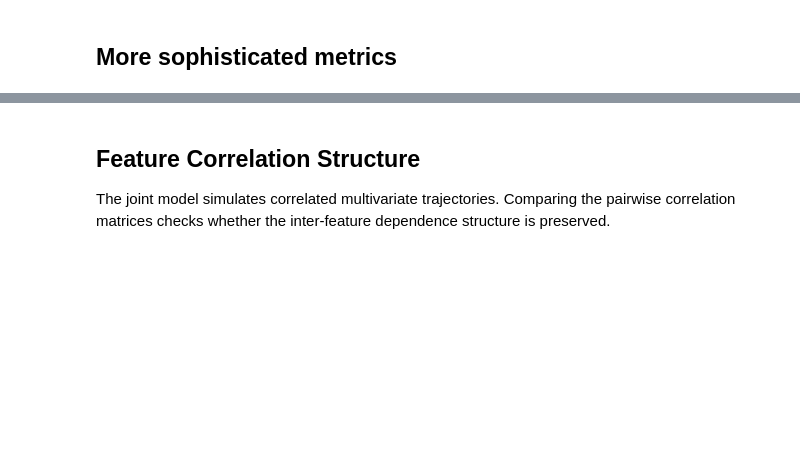
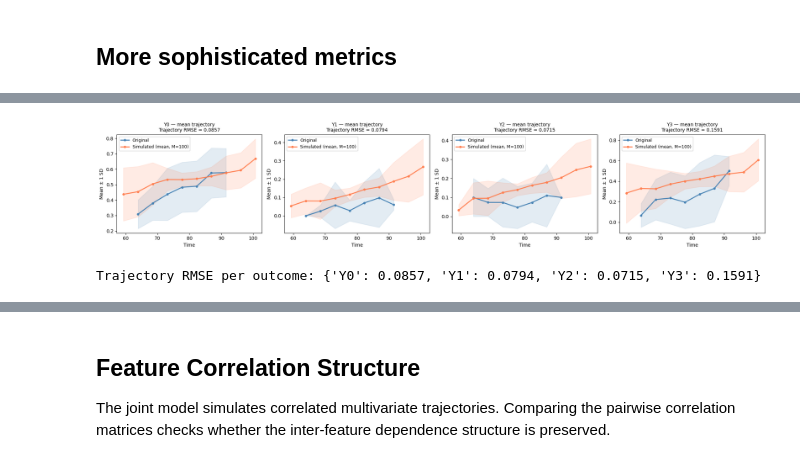
Before and after one commit to aramis-lab/leaspy, a Jupyter notebook: notebooks/2. Metrics.ipynb, the cells around one changed output, grey strips where cells are left out. Drawn from its saved outputs; the diff is of its cells as text; code cells hidden in the pictures; blank space fills up the shorter version.

```diff
--- a/notebooks/2. Metrics.ipynb
+++ b/notebooks/2. Metrics.ipynb
@@ -300,0 +163,60 @@ display(visit_summary)
+# %%
+
+def trajectory_comparison_avg(df, sims, outcome_cols, n_bins=10):
+    all_times    = pd.concat([df['TIME']] + [s['TIME'] for s in sims])
+    all_bin_cats = pd.cut(all_times, bins=n_bins).cat.categories
+    bin_centers  = np.array([iv.mid for iv in all_bin_cats])
+
+    fig, axes = plt.subplots(1, len(outcome_cols), figsize=(5 * len(outcome_cols), 4))
+    if len(outcome_cols) == 1:
+        axes = [axes]
+
+    traj_metrics = {}
+    for ax, col in zip(axes, outcome_cols):
+        # Original bin means
+        df2 = df.copy()
+        df2['_bin'] = pd.cut(df2['TIME'], bins=all_bin_cats)
+        m_orig  = df2.groupby('_bin', observed=False)[col].mean().reindex(all_bin_cats).values
+        sd_orig = df2.groupby('_bin', observed=False)[col].std().reindex(all_bin_cats).values
+
+        ax.plot(bin_centers, m_orig, marker='o', ms=4, lw=2, label='Original', color='steelblue')
+        ax.fill_between(bin_centers,
+                        np.where(np.isnan(m_orig - sd_orig), np.nan, m_orig - sd_orig),
+                        np.where(np.isnan(m_orig + sd_orig), np.nan, m_orig + sd_orig),
+                        alpha=0.15, color='steelblue')
+
+        # Per-simulation bin means → mean ± std across M sims
+        sim_means = []
+        for df_s in sims:
+            ds2 = df_s.copy()
+            ds2['_bin'] = pd.cut(ds2['TIME'], bins=all_bin_cats)
+            m_s = ds2.groupby('_bin', observed=False)[col].mean().reindex(all_bin_cats).values
+            sim_means.append(m_s)
+        sim_means  = np.array(sim_means)          # (M, n_bins)
+        m_sim_avg  = np.nanmean(sim_means, axis=0)
+        m_sim_std  = np.nanstd(sim_means, axis=0)
+
+        ax.plot(bin_centers, m_sim_avg, marker='o', ms=4, lw=2,
+                label=f'Simulated (mean, M={len(sims)})', color='coral')
+        ax.fill_between(bin_centers,
+                        np.where(np.isnan(m_sim_avg - m_sim_std), np.nan, m_sim_avg - m_sim_std),
+                        np.where(np.isnan(m_sim_avg + m_sim_std), np.nan, m_sim_avg + m_sim_std),
+                        alpha=0.15, color='coral')
+
+        rmse = np.sqrt(np.nanmean((m_orig - m_sim_avg) ** 2))
+        traj_metrics[col] = round(rmse, 4)
+
+        ax.set_title(f'{col} — mean trajectory\nTrajectory RMSE = {rmse:.4f}', fontsize=10)
+        ax.set_xlabel('Time')
+        ax.set_ylabel('Mean ± 1 SD')
+        ax.legend(fontsize=9)
+
+    plt.tight_layout()
+    plt.show()
+    return traj_metrics
+
+traj = trajectory_comparison_avg(df, sims, ['Y0', 'Y1', 'Y2', 'Y3'])
+print('Trajectory RMSE per outcome:', traj)
+# %% [output]
+[figure, added]
+Trajectory RMSE per outcome: {'Y0': 0.0857, 'Y1': 0.0794, 'Y2': 0.0715, 'Y3': 0.1591}
```
Also changed, not shown: parts of 13 cells of this notebook.
